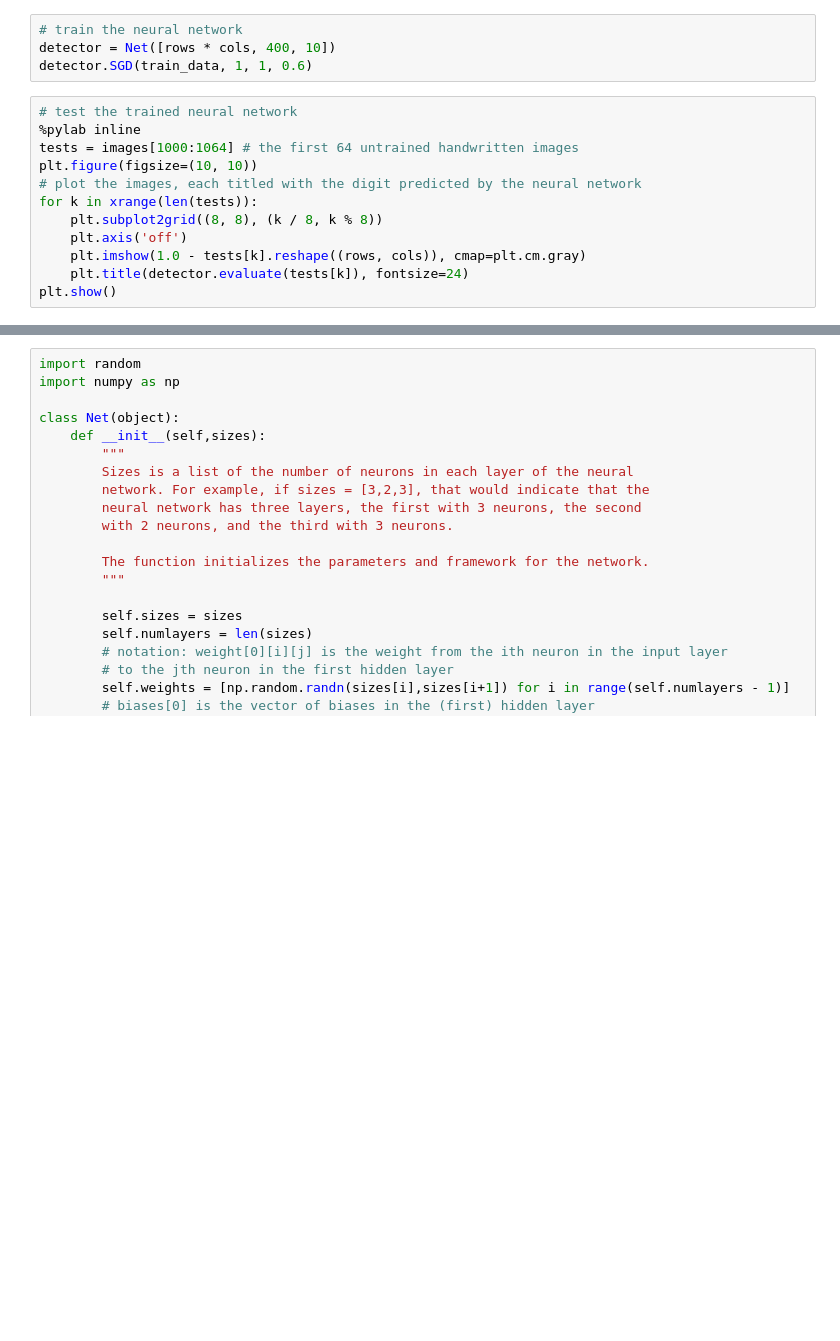
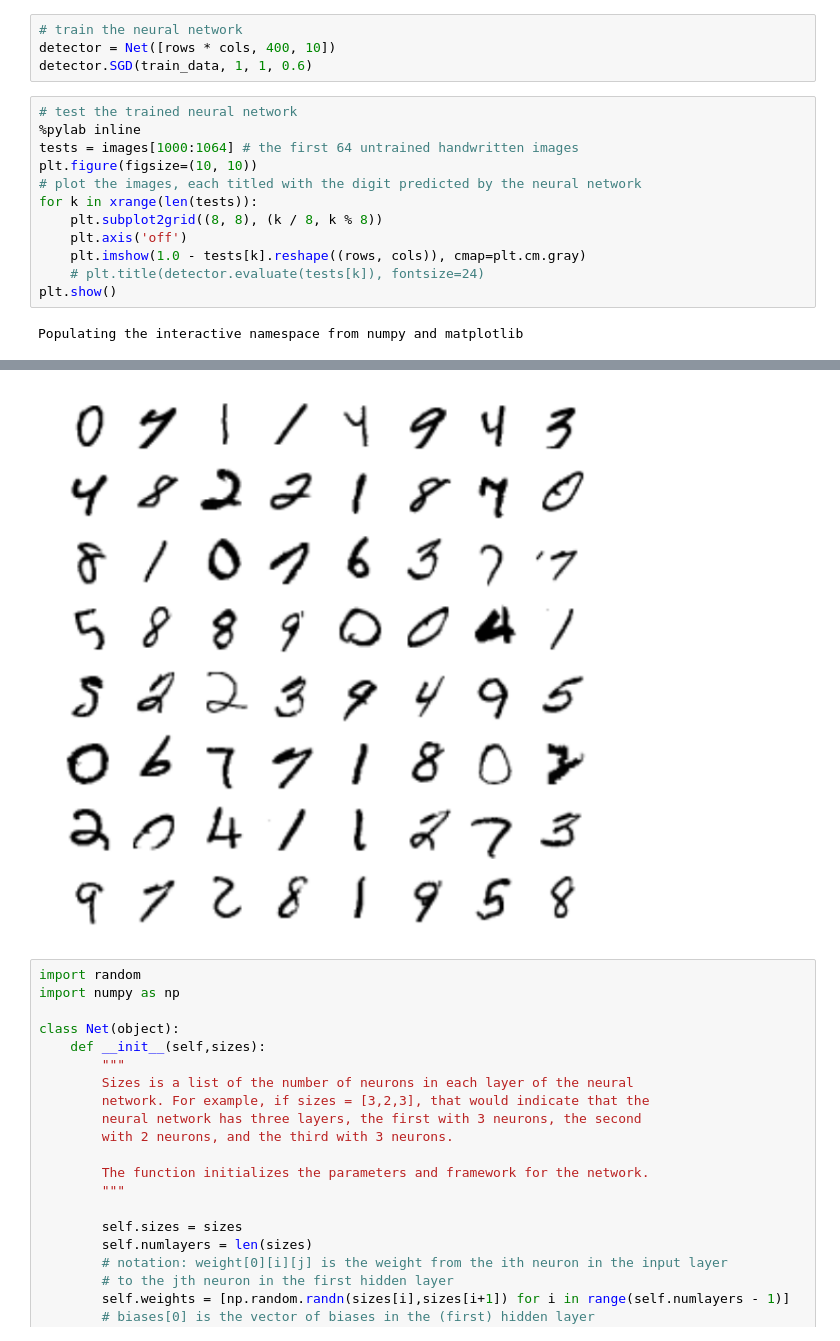
Before and after one commit to lilipads/emotion-detection, a Jupyter notebook: digit detector.ipynb, the cells around one changed output, grey strips where cells are left out. Saved outputs shown, nothing was run; the diff lists cells and outputs as text; blank space fills up the shorter version.

```diff
--- a/digit detector.ipynb
+++ b/digit detector.ipynb
@@ -51,5 +51,7 @@ for k in xrange(len(tests)):
     plt.subplot2grid((8, 8), (k / 8, k % 8))
     plt.axis('off')
     plt.imshow(1.0 - tests[k].reshape((rows, cols)), cmap=plt.cm.gray)
-    plt.title(detector.evaluate(tests[k]), fontsize=24)
+    # plt.title(detector.evaluate(tests[k]), fontsize=24)
 plt.show()
+# %% [output]
+Populating the interactive namespace from numpy and matplotlib
@@ -56,3 +60,4 @@ plt.show()
+[figure, added]
 # %%
 import random
 import numpy as np
```
Also changed, not shown: parts of 1 cell of this notebook.
